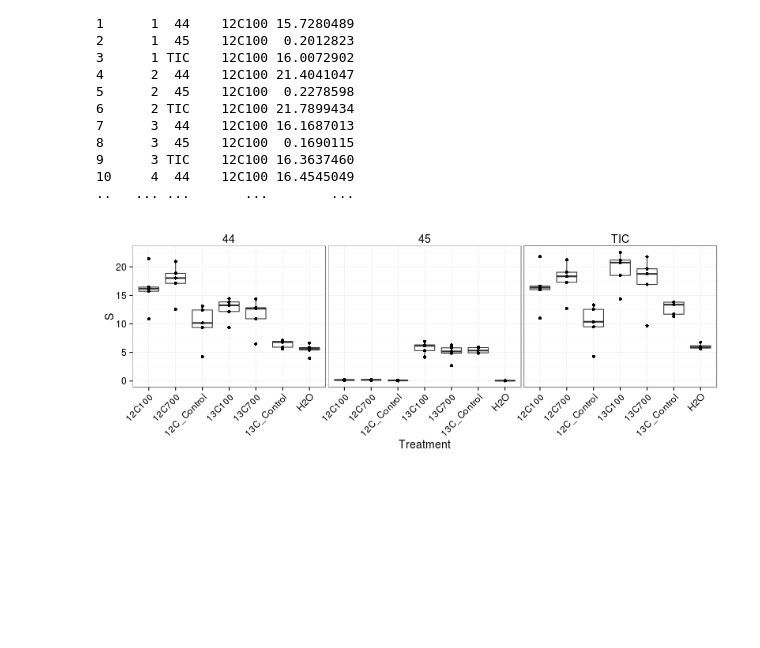
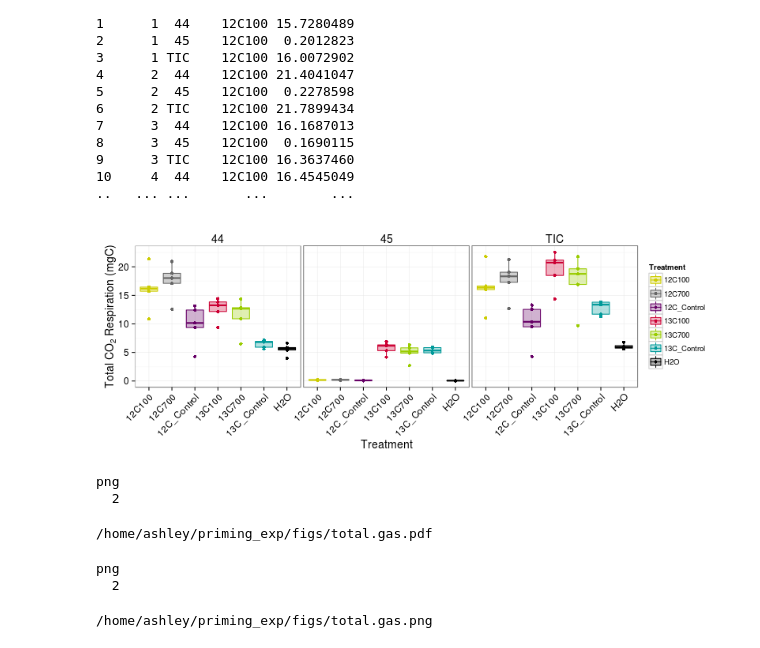
Before and after one commit to acampbellina/priming, a Jupyter notebook: gas_data.ipynb, the cells around one changed output. Saved outputs shown, nothing was run; the diff lists cells and outputs as text; code cells hidden in the pictures; blank space fills up the shorter version.

```diff
--- a/gas_data.ipynb
+++ b/gas_data.ipynb
@@ -203,25 +283,57 @@ Groups: Flask, m.z
 # %%
 %%R -w 800 -h 300
 
-p = ggplot(d2, aes(x = Treatment, y = S))
+colours = c("#CCCC00", "#666666", "#660066", "#CC0033", "#99CC00", "#009999", "black")
+
+p = ggplot(d2, aes(x = Treatment, y = S, color = Treatment, fill = Treatment))
 
 p = p + facet_wrap(~m.z)
 
-p = p + geom_boxplot()
+p = p + geom_boxplot(alpha = 0.3)
 
 p = p + geom_point()
 
 p = p + theme_bw()
+
+p = p + scale_color_manual(values = colours)
+
+p = p + scale_fill_manual(values = colours)
+
+p = p + labs(y = expression(paste("Total ", CO[2], " Respiration (mgC)",sep="")))
 
 p = p + theme(axis.text.x = element_text(size = 12, angle = 45, hjust = 1),
               axis.text.y = element_text(size = 12),
               axis.title = element_text(size = 14),
               strip.background = element_blank(),
               strip.text = element_text(size = 14))
 
 p
 # %% [output]
-[figure, old version]
+[figure, new version]
+# %%
+%%R
+pdf("figs/total.gas.pdf", width = 9, height = 4)
+grid.arrange(p, ncol=1)
+dev.off()
+# %% [output]
+png
+  2
+# %%
+FileLink("figs/total.gas.pdf")
+# %% [output]
+/home/ashley/priming_exp/figs/total.gas.pdf
+# %%
+%%R
+png("figs/total.gas.png", width = 9, height = 4, units = "in", res = 600)
+grid.arrange(p, ncol = 1)
+dev.off()
+# %% [output]
+png
+  2
+# %%
+FileLink("figs/total.gas.png")
+# %% [output]
+/home/ashley/priming_exp/figs/total.gas.png
 # %%
 %%R
 print(d)
```
Also changed, not shown: parts of 18 cells of this notebook, 4 other files.
